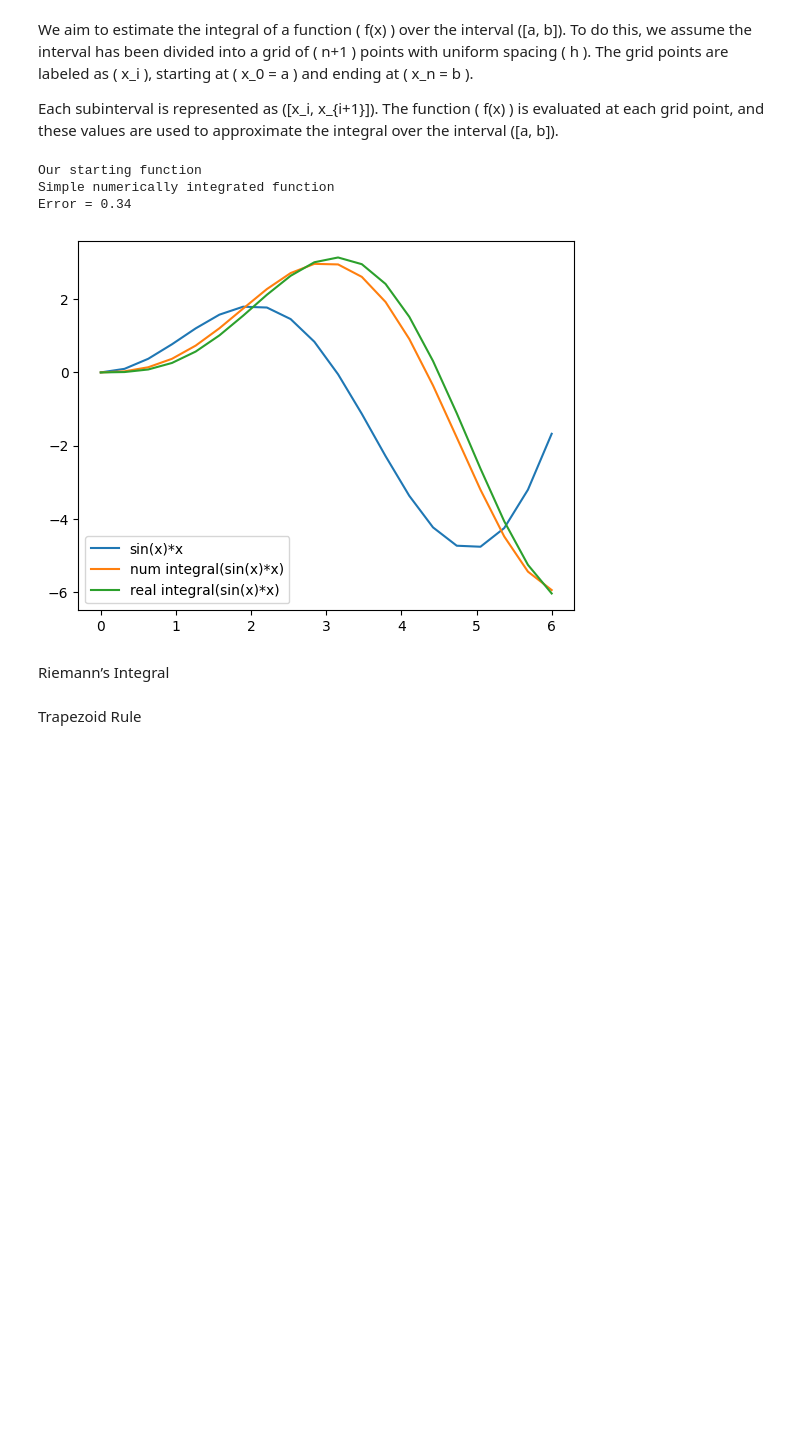
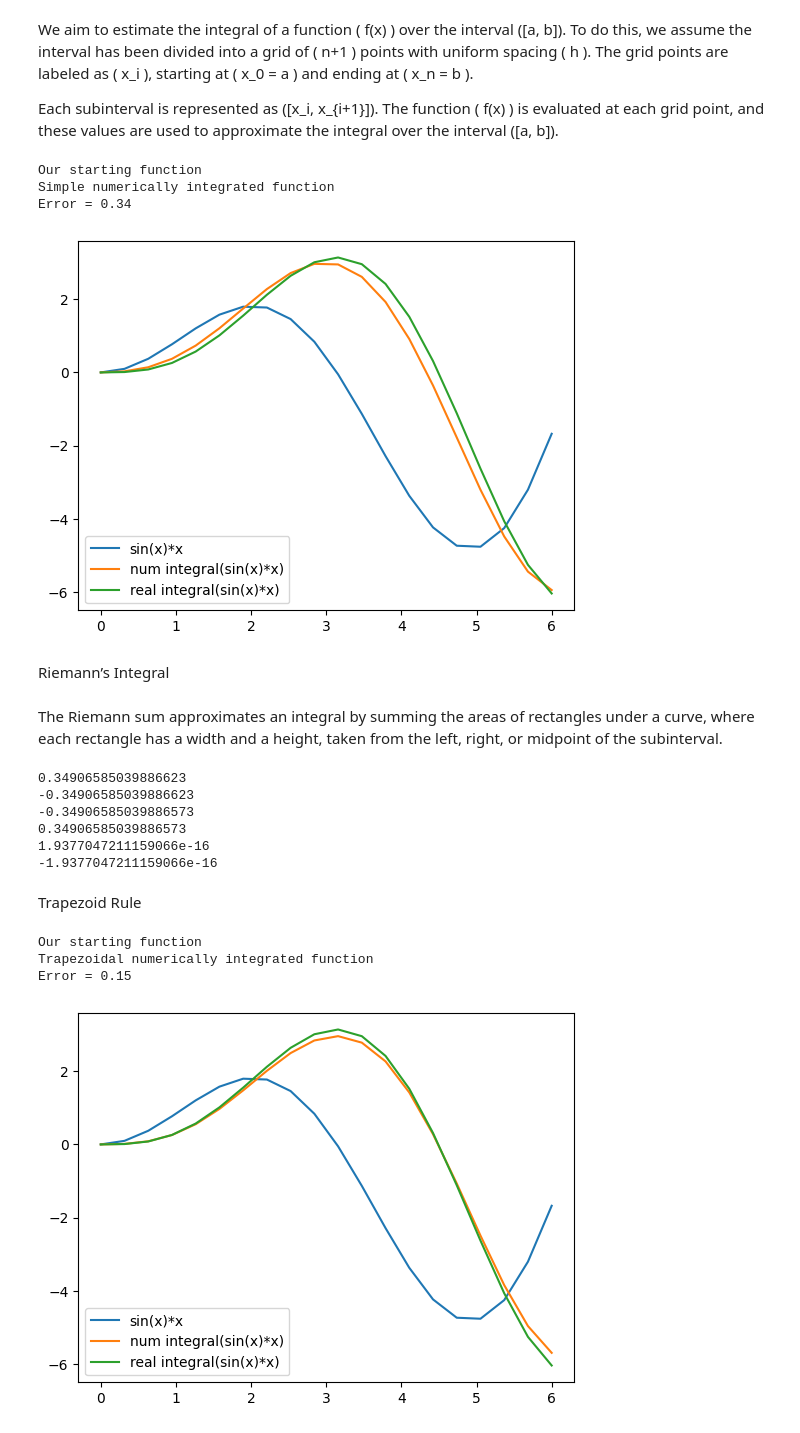
Before and after one commit to pmecwan/MAT-421, a Jupyter notebook: Module_G_Section_21_1,_21_2,_21_3.ipynb, the cells around one changed output. Cells and saved outputs as stored; diff of their text form; code cells hidden in the pictures; blank space fills up the shorter version.

```diff
--- a/Module_G_Section_21_1,_21_2,_21_3.ipynb
+++ b/Module_G_Section_21_1,_21_2,_21_3.ipynb
@@ -39,5 +39,70 @@ Error = 0.34
 [figure]
 # %% [markdown]
 Riemann’s Integral
+# %% [markdown]
+The Riemann sum approximates an integral by summing the areas of rectangles under a curve, where each rectangle has a width and a height, taken from the left, right, or midpoint of the subinterval.
+# %%
+import numpy as np
+import matplotlib.pyplot as plt
+
+a = 0
+b = np.pi
+n = 10
+h = (b - a)/(n - 1)
+x = np.linspace(a,b,n)
+f = np.cos(x)
+
+I_rl = h * np.sum(f[:n-1])
+err_rl = 0 - I_rl
+
+I_rr = h * np.sum(f[1:])
+err_rr = 0 - I_rr
+
+I_mid = h * np.sum(np.cos((x[:n-1] + x[1:]) / 2 ))
+err_mid = 0 - I_mid
+
+print(I_rl)
+print(err_rl)
+
+print(I_rr)
+print(err_rr)
+
+print(I_mid)
+print(err_mid)
+# %% [output]
+0.34906585039886623
+-0.34906585039886623
+-0.34906585039886573
+0.34906585039886573
+1.9377047211159066e-16
+-1.9377047211159066e-16
 # %% [markdown]
 Trapezoid Rule
+# %%
+dx=.3
+x=np.linspace(0,6, int(6/dx))
+
+f=np.sin(x)*x
+
+print('Our starting function')
+plt.plot(x,f, label='sin(x)*x')
+
+sum=0
+F=np.zeros(len(f))
+for i in range(len(f)-1):
+  sum+=(f[i]+f[1+i])/2*dx
+  F[i+1]=sum
+
+print('Trapezoidal numerically integrated function')
+plt.plot(x,F, label='num integral(sin(x)*x)')
+
+realAnswer =  np.sin(x)-x*np.cos(x)
+plt.plot(x,realAnswer, label='real integral(sin(x)*x)')
+plt.legend()
+
+print('Error = %.2f' % np.mean( (F[1:]-realAnswer[1:])**2)**.5)
+# %% [output]
+Our starting function
+Trapezoidal numerically integrated function
+Error = 0.15
+[figure, added]
```
